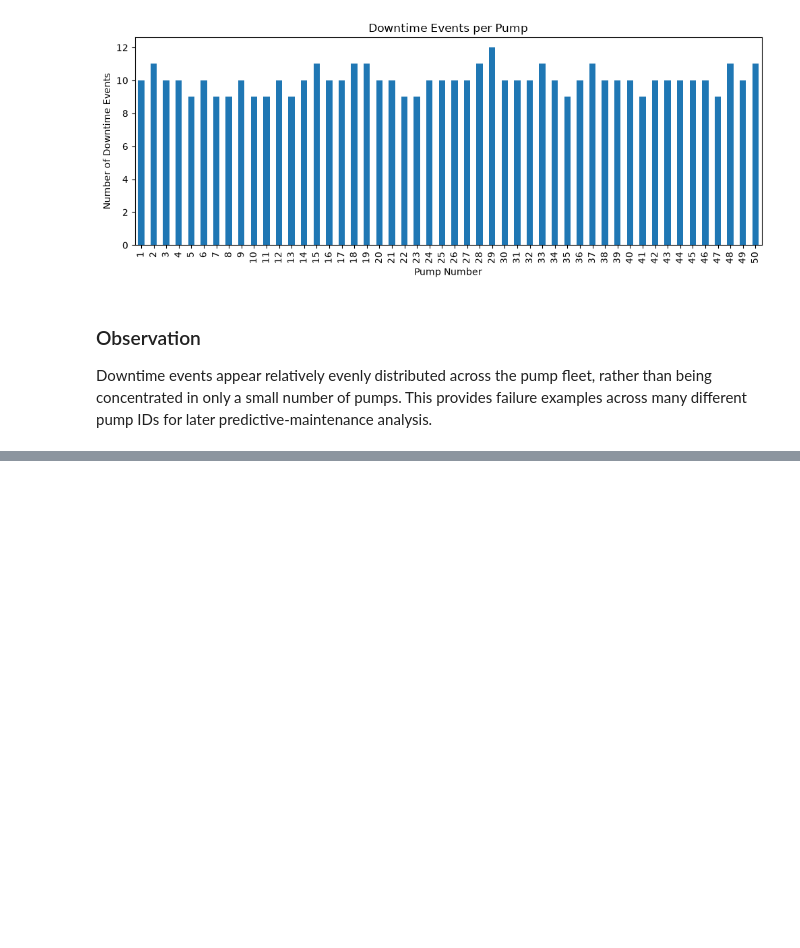
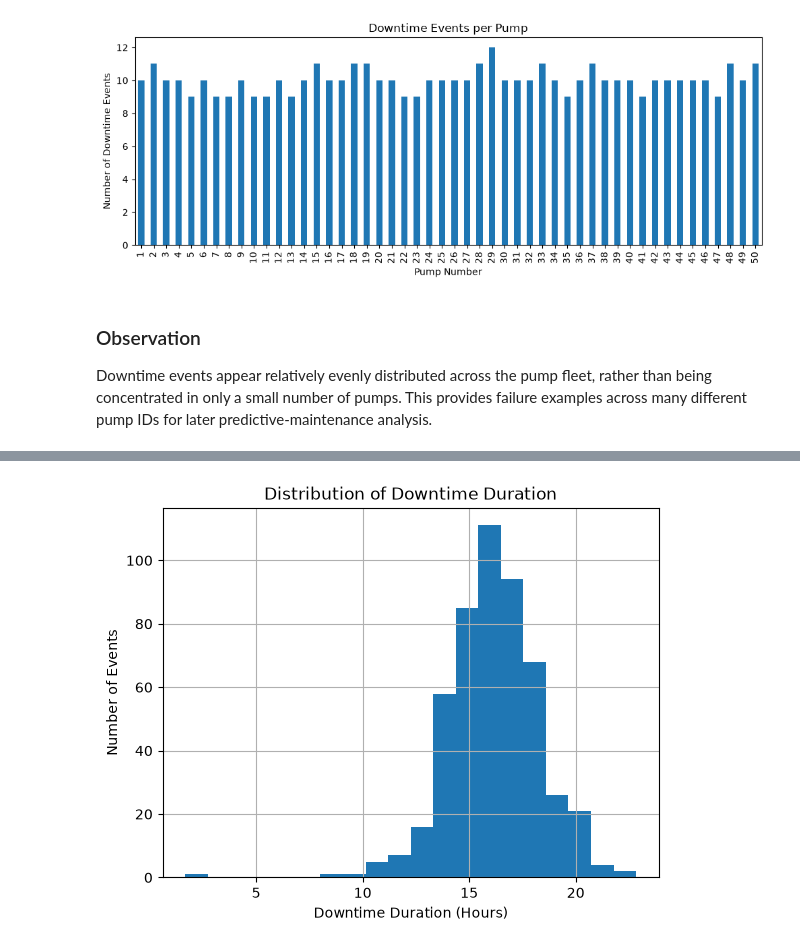
Before and after one commit to MohnishMehta/Break-Through-Tech-ML-Pipeline, a Jupyter notebook: notebooks/01_data_exploration.ipynb, the cells around one changed output, grey strips where cells are left out. Saved outputs shown, nothing was run; the diff lists cells and outputs as text; code cells hidden in the pictures; blank space fills up the shorter version.

Commit message:
Analyze pump downtime duration

```diff
--- a/notebooks/01_data_exploration.ipynb
+++ b/notebooks/01_data_exploration.ipynb
@@ -253,0 +276,4 @@ Downtime events appear relatively evenly distributed across the pump fleet, rath
+# %%
+down_rows = downtime_df[
+    downtime_df["status"] == "DOWN"
+].copy()
@@ -253,0 +286,11 @@ Downtime events appear relatively evenly distributed across the pump fleet, rath
+# %%
+downtime_duration = (
+    down_rows
+    .groupby(["pump_number", "downtime_event_id"])
+    .agg(
+        downtime_start_time=("timestamp", "min"),
+        downtime_end_time=("timestamp", "max"),
+        down_readings=("timestamp", "size"),
+    )
+    .reset_index()
+)
@@ -253,0 +303,7 @@ Downtime events appear relatively evenly distributed across the pump fleet, rath
+# %%
+downtime_duration["duration_minutes"] = (
+    downtime_duration["downtime_end_time"]
+    - downtime_duration["downtime_start_time"]
+).dt.total_seconds() / 60
+
+downtime_duration["duration_minutes"] += 10
@@ -253,0 +343,6 @@ Downtime events appear relatively evenly distributed across the pump fleet, rath
+# %%
+downtime_duration["duration_hours"] = (
+    downtime_duration["duration_minutes"] / 60
+)
+
+downtime_duration["duration_hours"].describe()
@@ -253,0 +365,11 @@ Downtime events appear relatively evenly distributed across the pump fleet, rath
+# %%
+import matplotlib.pyplot as plt
+
+downtime_duration["duration_hours"].hist(bins=20)
+
+plt.title("Distribution of Downtime Duration")
+plt.xlabel("Downtime Duration (Hours)")
+plt.ylabel("Number of Events")
+plt.show()
+# %% [output]
+[figure, added]
```
Also changed, not shown: parts of 14 cells of this notebook.
